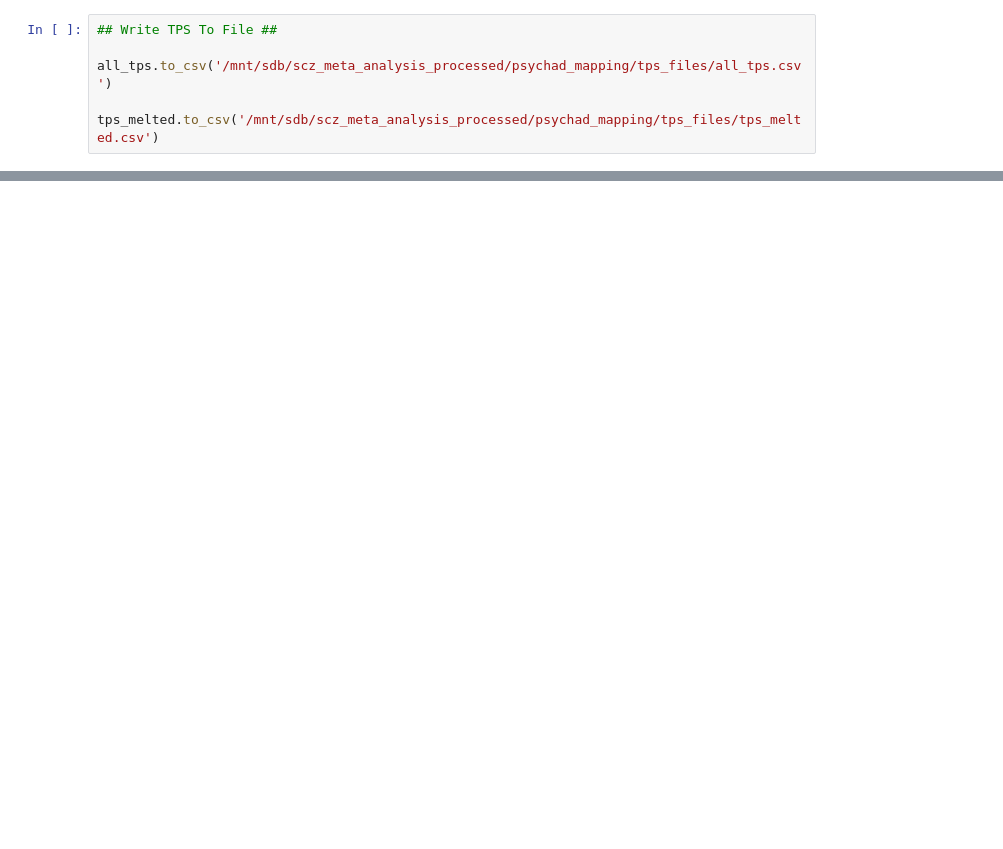
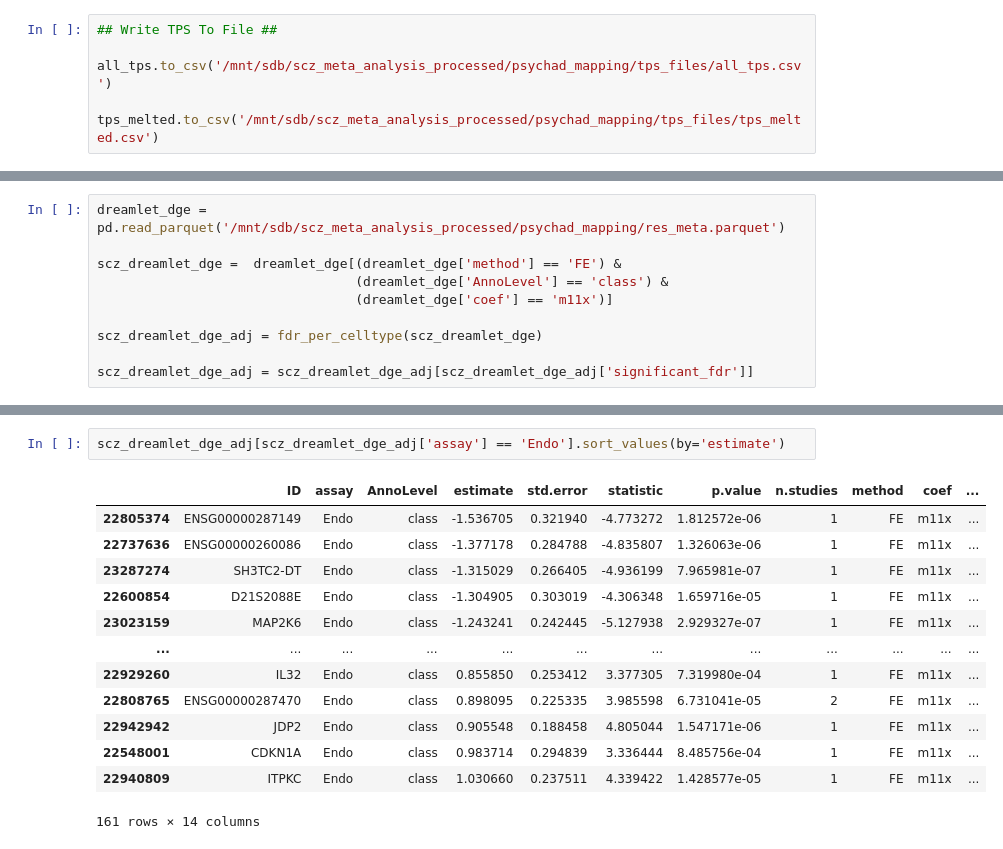
Before and after one commit to deepak-kaji/schizophrenia_organoid_convergence, a Jupyter notebook: psychad_mapping/transcriptomic_phenotype_score.ipynb, the cells around one changed output, grey strips where cells are left out. Saved outputs shown, nothing was run; the diff lists cells and outputs as text; blank space fills up the shorter version.

```diff
--- a/psychad_mapping/transcriptomic_phenotype_score.ipynb
+++ b/psychad_mapping/transcriptomic_phenotype_score.ipynb
@@ -438,0 +519,10 @@ tps_melted.to_csv('/mnt/sdb/scz_meta_analysis_processed/psychad_mapping/tps_file
+# %%
+dreamlet_dge = pd.read_parquet('/mnt/sdb/scz_meta_analysis_processed/psychad_mapping/res_meta.parquet')
+
+scz_dreamlet_dge =  dreamlet_dge[(dreamlet_dge['method'] == 'FE') &
+                                 (dreamlet_dge['AnnoLevel'] == 'class') &
+                                 (dreamlet_dge['coef'] == 'm11x')]
+
+scz_dreamlet_dge_adj = fdr_per_celltype(scz_dreamlet_dge)
+
+scz_dreamlet_dge_adj = scz_dreamlet_dge_adj[scz_dreamlet_dge_adj['significant_fdr']]
@@ -438,0 +540,16 @@ tps_melted.to_csv('/mnt/sdb/scz_meta_analysis_processed/psychad_mapping/tps_file
+# %%
+scz_dreamlet_dge_adj[scz_dreamlet_dge_adj['assay'] == 'Endo'].sort_values(by='estimate')
+# %% [output]
+|  | ID | assay | AnnoLevel | estimate | std.error | statistic | p.value | n.studies | method | coef | ... |
+| 22805374 | ENSG00000287149 | Endo | class | -1.536705 | 0.321940 | -4.773272 | 1.812572e-06 | 1 | FE | m11x | ... |
+| 22737636 | ENSG00000260086 | Endo | class | -1.377178 | 0.284788 | -4.835807 | 1.326063e-06 | 1 | FE | m11x | ... |
+| 23287274 | SH3TC2-DT | Endo | class | -1.315029 | 0.266405 | -4.936199 | 7.965981e-07 | 1 | FE | m11x | ... |
+| 22600854 | D21S2088E | Endo | class | -1.304905 | 0.303019 | -4.306348 | 1.659716e-05 | 1 | FE | m11x | ... |
+| 23023159 | MAP2K6 | Endo | class | -1.243241 | 0.242445 | -5.127938 | 2.929327e-07 | 1 | FE | m11x | ... |
+| ... | ... | ... | ... | ... | ... | ... | ... | ... | ... | ... | ... |
+| 22929260 | IL32 | Endo | class | 0.855850 | 0.253412 | 3.377305 | 7.319980e-04 | 1 | FE | m11x | ... |
+| 22808765 | ENSG00000287470 | Endo | class | 0.898095 | 0.225335 | 3.985598 | 6.731041e-05 | 2 | FE | m11x | ... |
+| 22942942 | JDP2 | Endo | class | 0.905548 | 0.188458 | 4.805044 | 1.547171e-06 | 1 | FE | m11x | ... |
+| 22548001 | CDKN1A | Endo | class | 0.983714 | 0.294839 | 3.336444 | 8.485756e-04 | 1 | FE | m11x | ... |
+| 22940809 | ITPKC | Endo | class | 1.030660 | 0.237511 | 4.339422 | 1.428577e-05 | 1 | FE | m11x | ... |
+161 rows × 14 columns
```
Also changed, not shown: parts of 10 cells of this notebook, 5 other files.
